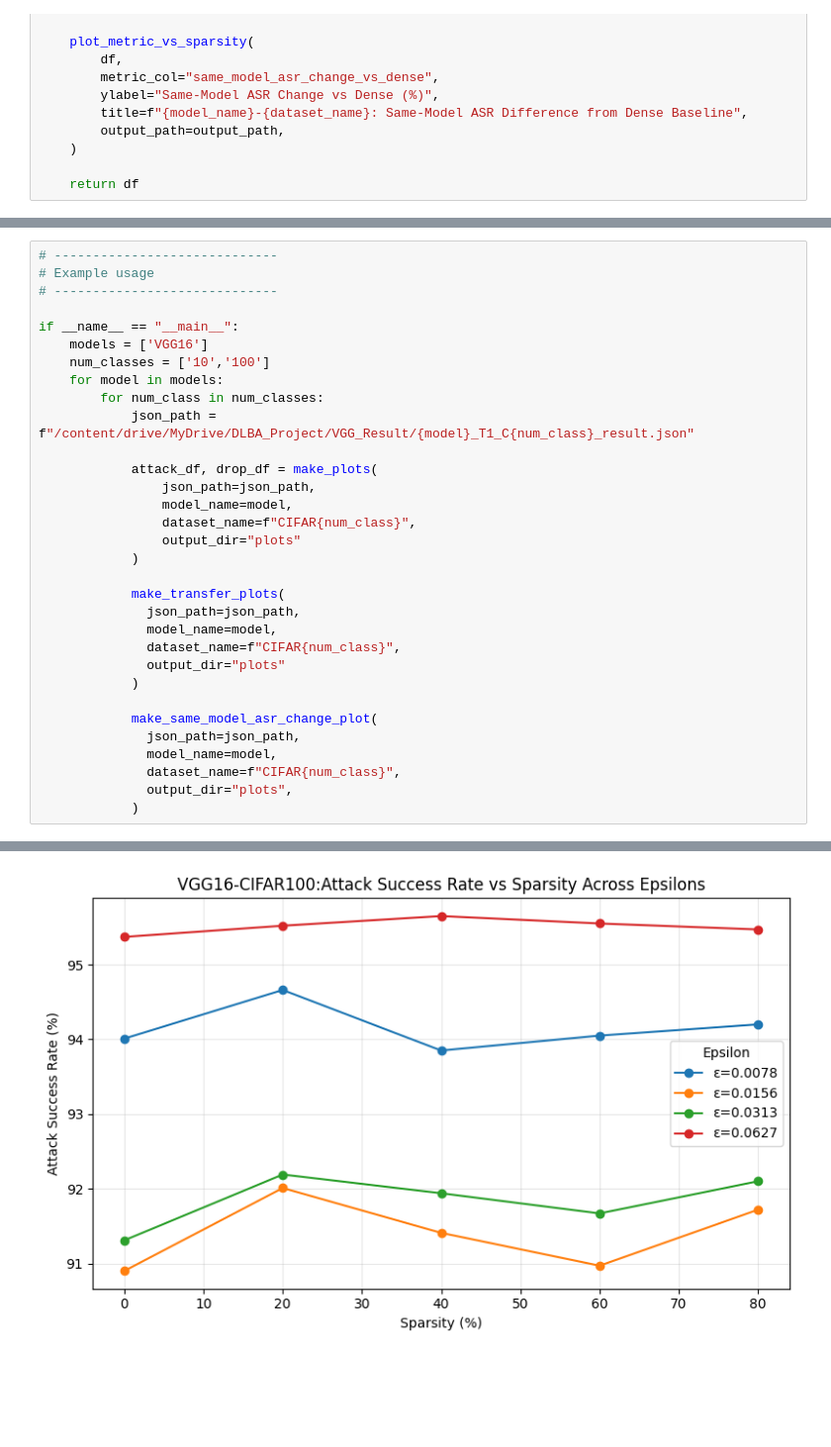
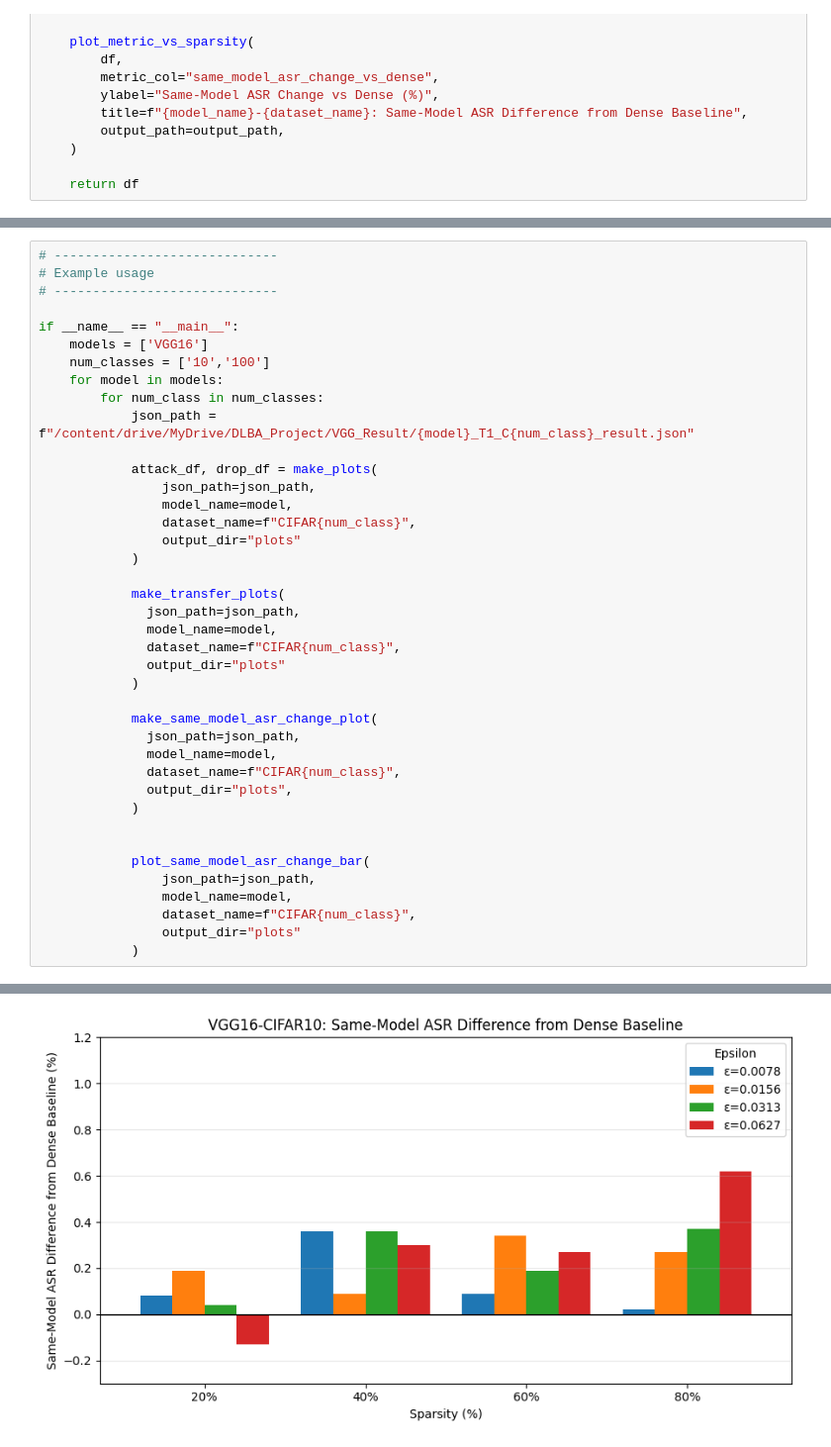
Before and after one commit to NaziaAfreen015/CSC791-DLBA, a Jupyter notebook: bars_and_charts.ipynb, the cells around one changed output, grey strips where cells are left out. Shown at 99% size. Cells and saved outputs as stored; diff of their text form; blank space fills up the shorter version.

```diff
--- a/bars_and_charts.ipynb
+++ b/bars_and_charts.ipynb
@@ -614,6 +669,14 @@ if __name__ == "__main__":
               dataset_name=f"CIFAR{num_class}",
               output_dir="plots",
             )
+
+
+            plot_same_model_asr_change_bar(
+                json_path=json_path,
+                model_name=model,
+                dataset_name=f"CIFAR{num_class}",
+                output_dir="plots"
+            )
 # %% [output]
 [figure]
 [figure]
@@ -625 +688 @@ if __name__ == "__main__":
-[figure, old version]
+[figure, new version]
```
Also changed, not shown: parts of 2 cells of this notebook.
